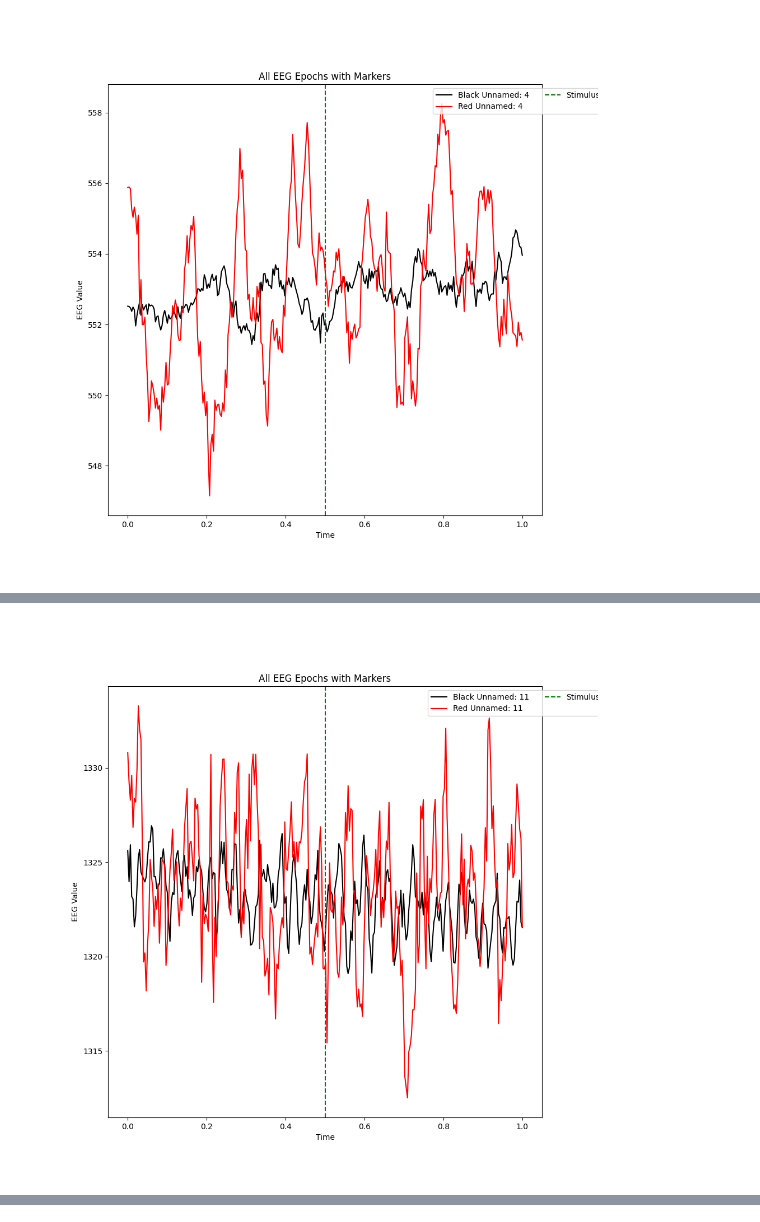
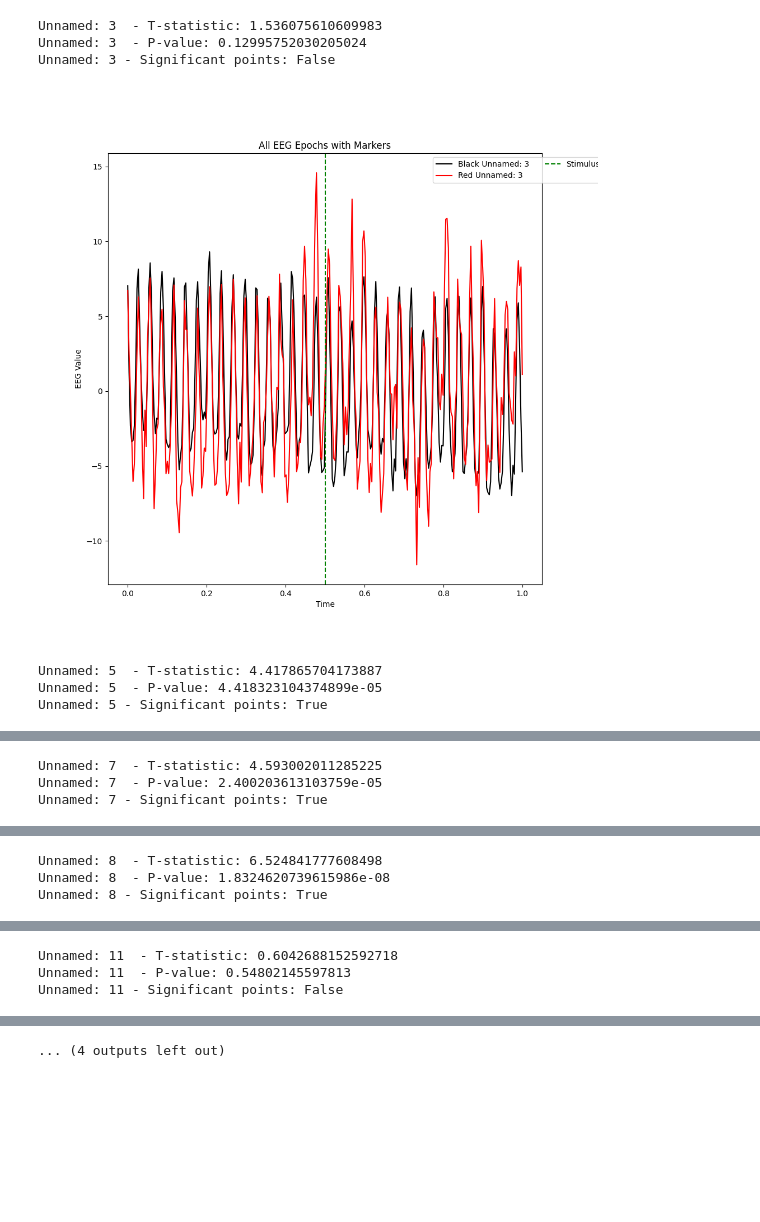
Before and after one commit to GRH-BCI/BCI-Beats-Forked, a Jupyter notebook: data_sets/data_visualizer.ipynb, the cells around one changed output, grey strips where cells are left out. Cells and saved outputs as stored; diff of their text form; code cells hidden in the pictures; blank space fills up the shorter version.

Commit message:
Added stats calculations for p300 regions

```diff
--- a/data_sets/data_visualizer.ipynb
+++ b/data_sets/data_visualizer.ipynb
@@ -12,8 +12,9 @@ import numpy as np
 %matplotlib widget
 
 # Load the data
-eeg_data = pd.read_csv('./2024-05-31 13-57-45_EEG.csv')
-markers = pd.read_csv('./2024-05-31 13-57-45_markers.csv')
+eeg_data = pd.read_csv('./2024-06-07 11-54-10_EEG.csv')
+markers = pd.read_csv('./2024-06-07 11-54-10_markers.csv')
+
 
 # Display the first few rows of each dataframe to understand their structure
 # print(eeg_data.head())
@@ -47,8 +48,8 @@ for index, row in markers.iterrows():
 
 
 
-# Set x-axis limit to start at 150
-plt.xlim(left=11520, right=11605)
+# Set x-axis limit (HAVE TO CHANGE FOR EACH DATASET)
+plt.xlim(left=430, right=520)
 
 
 plt.xlabel('Time')
@@ -103,4 +104,16 @@ plt.show()
 # %%
+from scipy.stats import ttest_ind
+
+# Function to extract data around the P300 mark
+def extract_p300_window(epoch, time_column, start_time, window_start=0.75, window_end=0.85):
+    # Adjust the time to be relative to the start time of the epoch
+    relative_time = epoch[time_column] - start_time
+    p300_window = epoch[(relative_time >= window_start) & (relative_time <= window_end)]
+    return p300_window
+
+
+
+
 # Define a function to create epochs around markers
 def create_epochs(eeg_data, markers, epoch_duration=1.0, sampling_rate=256):
     epochs = []
@@ -149,6 +162,9 @@ print(epochs[0])
 
 for ind, channel in enumerate(channel_columns_filtered):
 
+    # Initialize lists to collect P300 window data
+    red_p300_data = []
+    black_p300_data = []
 
     # Plot epochs on their own  plot
     plt.figure(figsize=(10, 10))
@@ -166,7 +182,12 @@ for ind, channel in enumerate(channel_columns_filtered):
 
 
         plotted_color = epoch.iloc[0,-1]
+
+        # get channel epoch and do baseline correction
         new_val = epoch[channel].values
+        new_val -= epoch[channel].mean()
+
+
         # # for index, channel in enumerate(channel_columns_filtered):
         # start_time = epoch.iloc[0, -2]
         # plt.plot(epoch[time_column]-start_time, epoch["Unnamed: 3"], label= "8", color=plotted_color) #f'Epoch {epoch_index+1} - Channel {index+1}', alpha=0.5)
@@ -192,7 +213,23 @@ for ind, channel in enumerate(channel_columns_filtered):
     # overall_red_avg += red_avg
     # overall_black_avg += black_avg
     # overall_count += 1
+
+    red_p300_data = red_avg[225:255]
+    black_p300_data = black_avg[225:255]
+
     x = np.linspace(0, 1, 300)
+
+
+    # Perform t-test
+    t_stat, p_value = ttest_ind(red_p300_data, black_p300_data)
+
+    print(channel, " - T-statistic:", t_stat)
+    print(channel, " - P-value:", p_value)
+
+    # Mark significant points
+    significance_level = 0.05
+    significant_points = p_value < significance_level
+    print(channel+ " - Significant points:", significant_points)
 
     #overall_red_avg = overall_red_avg/overall_count
     #overall_black_avg = overall_black_avg/overall_count
@@ -228 +265,7 @@ for ind, channel in enumerate(channel_columns_filtered):
+Unnamed: 3  - T-statistic: 1.536075610609983
+Unnamed: 3  - P-value: 0.12995752030205024
+Unnamed: 3 - Significant points: False
-[figure, old version]
+[figure, new version]
+Unnamed: 5  - T-statistic: 4.417865704173887
+Unnamed: 5  - P-value: 4.418323104374899e-05
+Unnamed: 5 - Significant points: True
@@ -229,0 +273,3 @@ for ind, channel in enumerate(channel_columns_filtered):
+Unnamed: 7  - T-statistic: 4.593002011285225
+Unnamed: 7  - P-value: 2.400203613103759e-05
+Unnamed: 7 - Significant points: True
@@ -230,0 +277,3 @@ for ind, channel in enumerate(channel_columns_filtered):
+Unnamed: 8  - T-statistic: 6.524841777608498
+Unnamed: 8  - P-value: 1.8324620739615986e-08
+Unnamed: 8 - Significant points: True
@@ -231,0 +281,3 @@ for ind, channel in enumerate(channel_columns_filtered):
+Unnamed: 11  - T-statistic: 0.6042688152592718
+Unnamed: 11  - P-value: 0.54802145597813
+Unnamed: 11 - Significant points: False
@@ -233 +284,0 @@ for ind, channel in enumerate(channel_columns_filtered):
-[figure, removed]
@@ -234,0 +285 @@ for ind, channel in enumerate(channel_columns_filtered):
+... (4 outputs left out)
```
Also changed, not shown: parts of 3 cells of this notebook.
